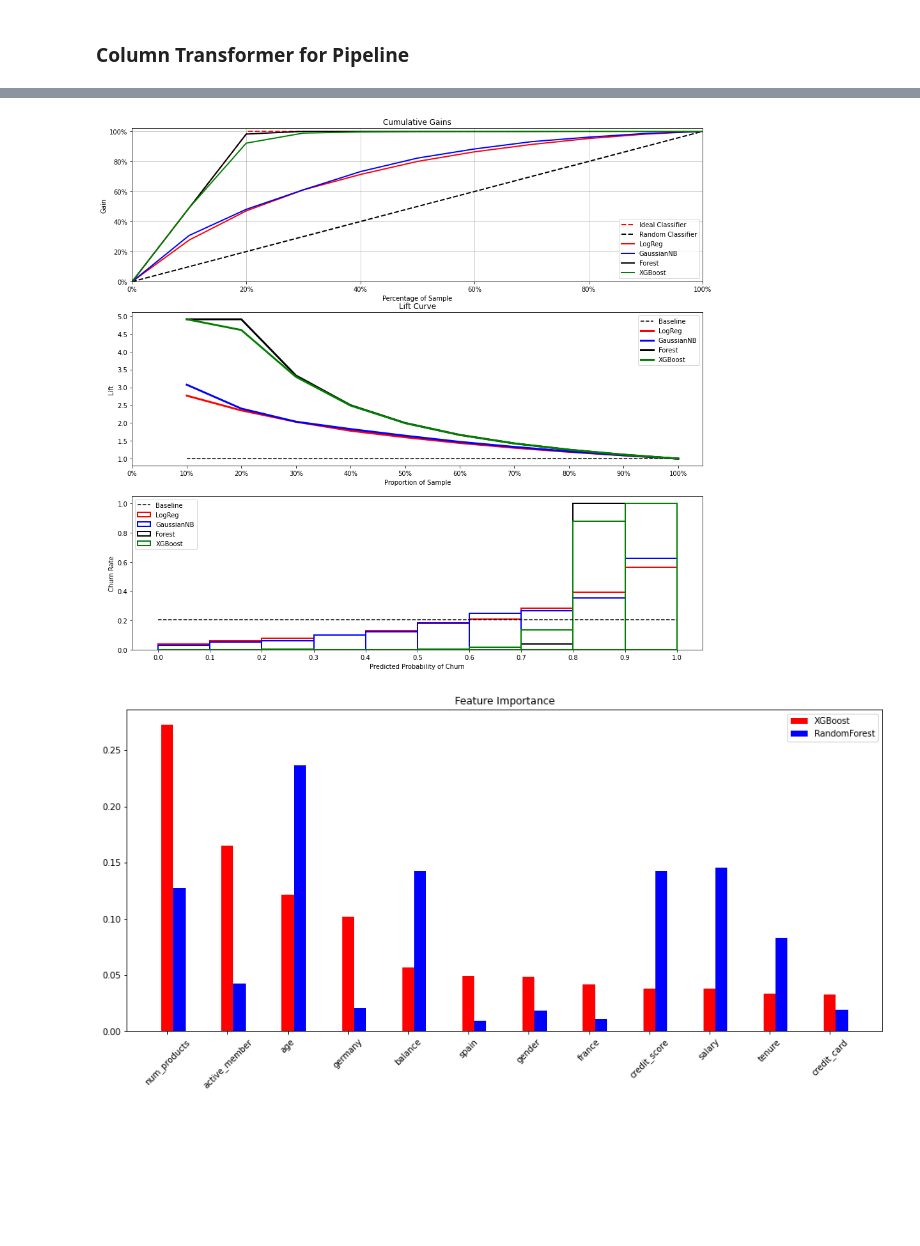
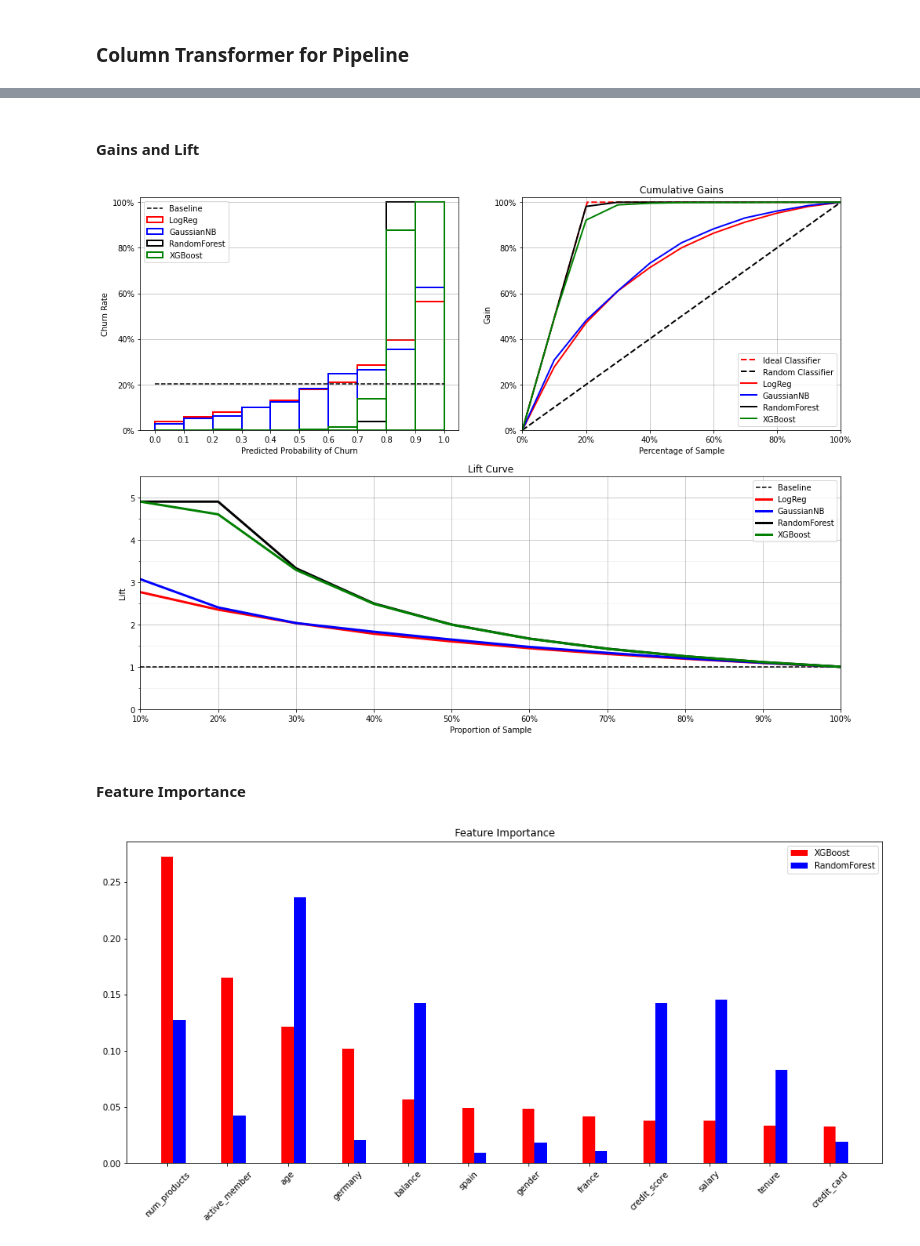
Before and after one commit to gcsantucci/churn_TopBank, a Jupyter notebook: churn_analysis.ipynb, the cells around one changed output, grey strips where cells are left out. Drawn from its saved outputs; the diff is of its cells as text; code cells hidden in the pictures; blank space fills up the shorter version.

```diff
--- a/churn_analysis.ipynb
+++ b/churn_analysis.ipynb
@@ -967,0 +1093,11 @@ XGBoost: 0.494 +/- 0.039
+# %%
+step = .1
+rates = []
+lifts = []
+gains = []
+
+for y_proba in y_probas:
+    rates.append(get_rate(y_train, y_proba, step=step))
+    lift, gain = get_lift_gain(y_train, y_proba, step=step, plot=False)
+    lifts.append(lift)
+    gains.append(gain)
@@ -980,13 +1121,21 @@ for ypred, model_name in zip(ys, model_names):
-# %%
-fig, (ax1, ax2, ax3) = plt.subplots(nrows=3, ncols=1, figsize=(16,15))
-
-plot_cum_gain(ax1, gains, model_names, step)
-plot_lift(ax2, lifts, model_names, step)
-plot_rates(ax3, rates, model_names, step)
-
-plt.show()
-# %% [output]
-[figure, removed]
+# %% [markdown]
+#### Gains and Lift
+# %%
+fig = plt.figure(figsize=(16,12))
+grid = (2, 2)
+ax1 = plt.subplot2grid(grid, (0, 0))
+ax2 = plt.subplot2grid(grid, (0, 1))
+ax3 = plt.subplot2grid(grid, (1, 0), colspan=2)
+
+plot_rates(ax1, rates, model_names, step)
+plot_cum_gain(ax2, gains, model_names, step)
+plot_lift(ax3, lifts, model_names, step)
+
+plt.show()
+# %% [output]
+[figure, added]
+# %% [markdown]
+#### Feature Importance
 # %%
 fig, ax = plt.subplots(nrows=1, ncols=1, figsize=(16, 7))
 
```
Also changed, not shown: parts of 58 cells of this notebook, 1 other file.
